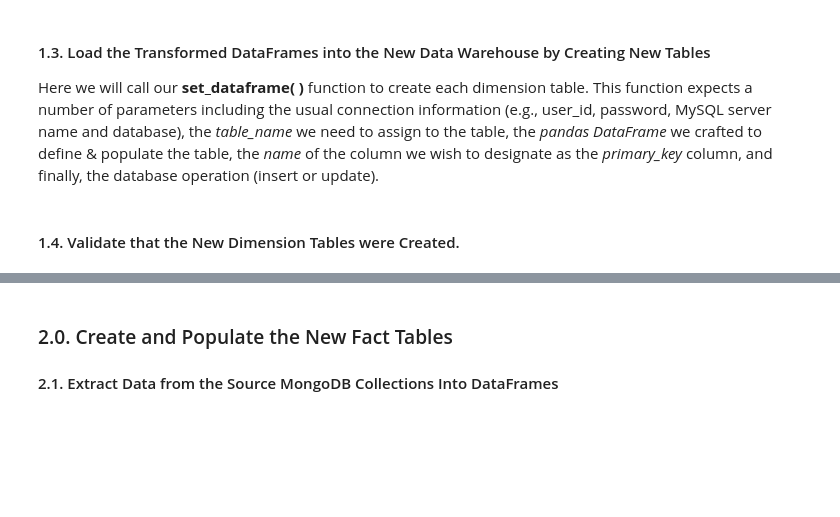
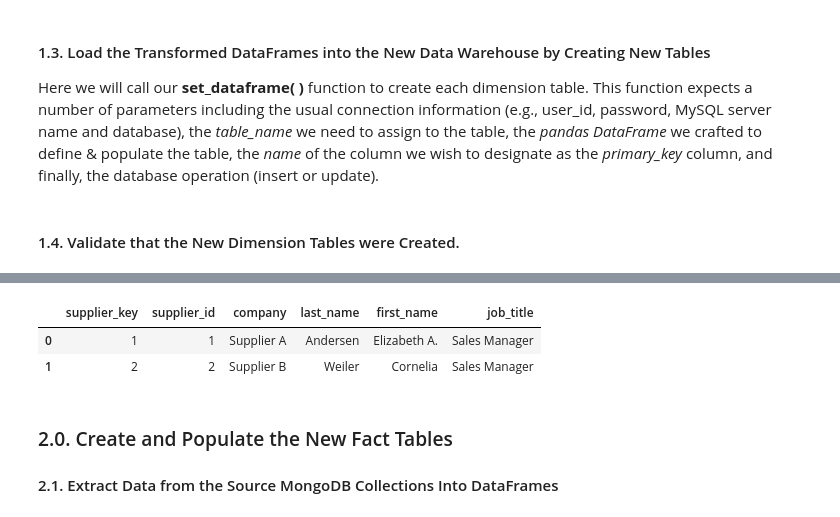
Before and after one commit to 22ai/DS-2002, a Jupyter notebook: 03-NoSQL/Lab-04-Python-MongoDB-ETL.ipynb, the cells around one changed output, grey strips where cells are left out. Drawn from its saved outputs; the diff is of its cells as text; code cells hidden in the pictures; blank space fills up the shorter version.

```diff
--- a/03-NoSQL/Lab-04-Python-MongoDB-ETL.ipynb
+++ b/03-NoSQL/Lab-04-Python-MongoDB-ETL.ipynb
@@ -212,8 +245,12 @@ df_dim_invoices.head(2)
 # %%
 # TODO: Validate the new "dim_suppliers" table in the northwind_dw2 data warehouse.
 sql_suppliers = 'SELECT * FROM northwind_dw2.dim_suppliers;'
-df_dim_suppliers = get_sql_dataframe(mysql_uid, mysql_pwd, mysql_hostname, dst_dbname, sql_suppliers)
+df_dim_suppliers = get_sql_dataframe(sql_suppliers, **mysql_args)
 df_dim_suppliers.head(2)
+# %% [output]
+|  | supplier_key | supplier_id | company | last_name | first_name | job_title |
+| 0 | 1 | 1 | Supplier A | Andersen | Elizabeth A. | Sales Manager |
+| 1 | 2 | 2 | Supplier B | Weiler | Cornelia | Sales Manager |
 # %% [markdown]
 ### 2.0. Create and Populate the New Fact Tables
 #### 2.1. Extract Data from the Source MongoDB Collections Into DataFrames
```
Also changed, not shown: parts of 26 cells of this notebook.
